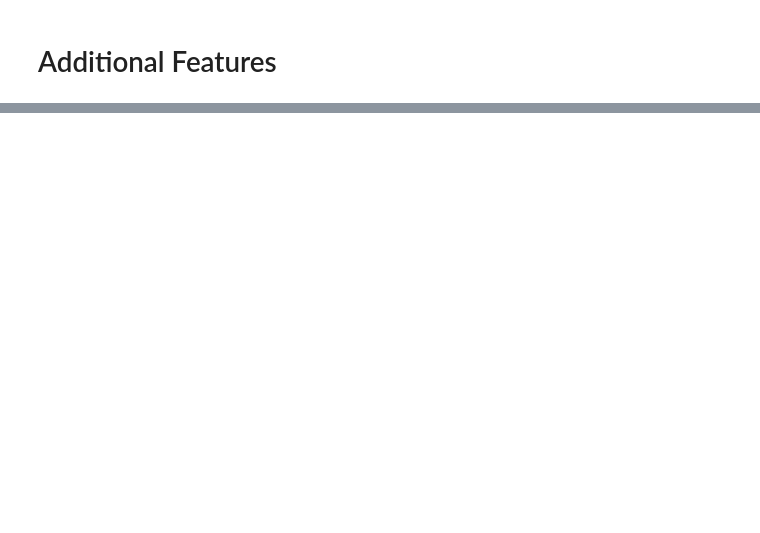
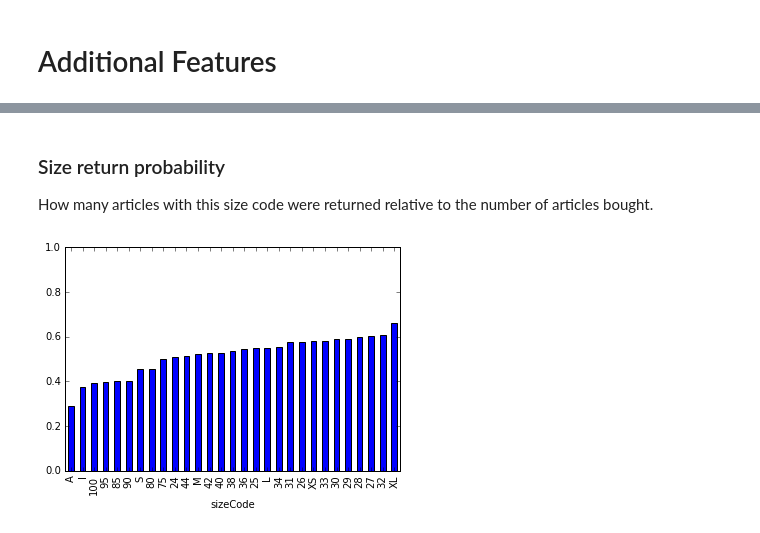
Before and after one commit to aleximmer/run-dmc, a Jupyter notebook: features.ipynb, the cells around one changed output, grey strips where cells are left out. Cells and saved outputs as stored; diff of their text form; code cells hidden in the pictures; blank space fills up the shorter version.

```diff
--- a/features.ipynb
+++ b/features.ipynb
@@ -24,0 +36,13 @@ customers.relativeReturns.plot('hist', bins=[i / 100 for i in range(100)])
+# %% [markdown]
+### Size return probability
+How many articles with this size code were returned relative to the number of articles bought.
+# %%
+returned_articles = df.groupby(['sizeCode']).returnQuantity.sum()
+bought_articles = df.groupby(['sizeCode']).quantity.sum()
+group_return_probs = returned_articles / bought_articles
+
+axes = group_return_probs.sort_values().plot('bar')
+axes.set_ylim([0,1])
+None
+# %% [output]
+[figure, added]
```
Also changed, not shown: parts of 13 cells of this notebook, 5 other files.
